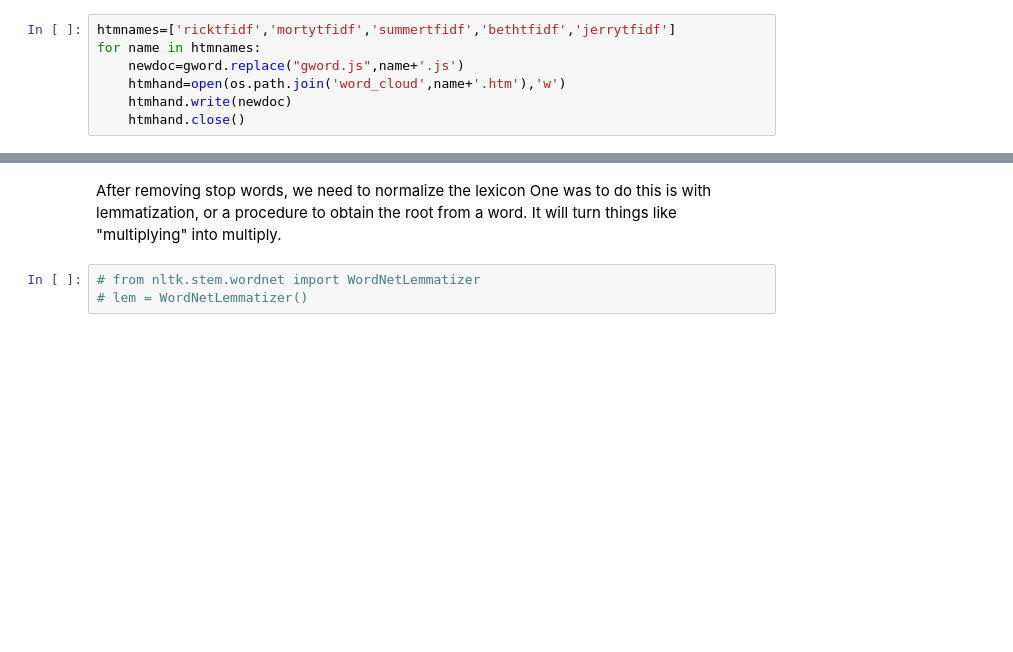
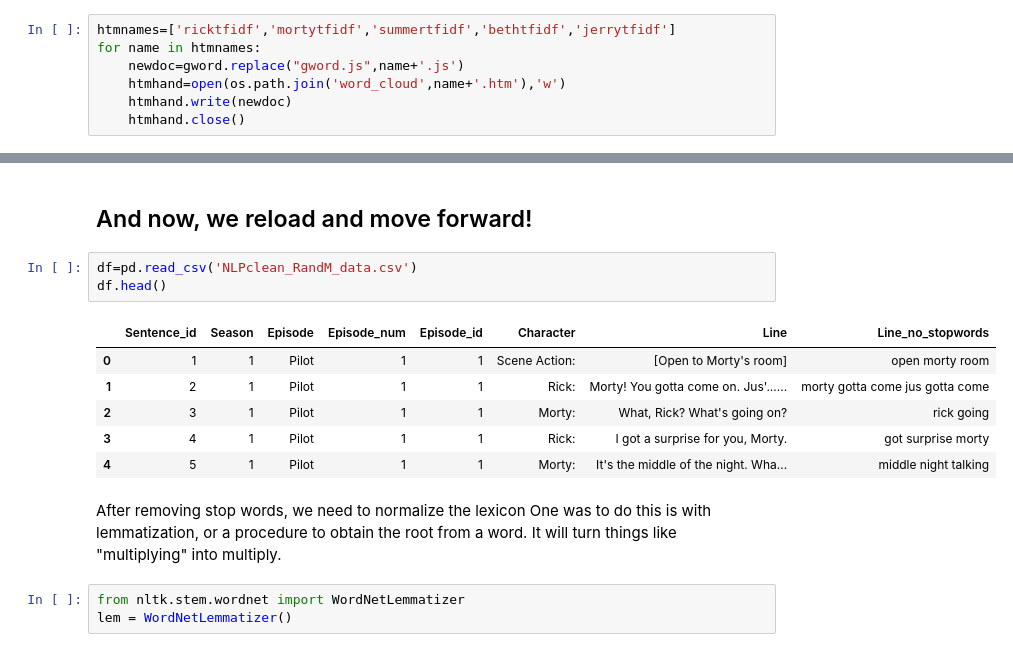
Before and after one commit to mccormd1/RandM_Transcript_Sentiment_Analysis, a Jupyter notebook: RandM_Words_and_NLP.ipynb, the cells around one changed output, grey strips where cells are left out. Drawn from its saved outputs; the diff is of its cells as text; blank space fills up the shorter version.

Commit message:
checkpoint and save data frames

```diff
--- a/RandM_Words_and_NLP.ipynb
+++ b/RandM_Words_and_NLP.ipynb
@@ -1293,6 +1311,18 @@ for name in htmnames:
+# %% [markdown]
+## And now, we reload and move forward!
+# %%
+df=pd.read_csv('NLPclean_RandM_data.csv')
+df.head()
+# %% [output]
+|  | Sentence_id | Season | Episode | Episode_num | Episode_id | Character | Line | Line_no_stopwords |
+| 0 | 1 | 1 | Pilot | 1 | 1 | Scene Action: | [Open to Morty's room] | open morty room |
+| 1 | 2 | 1 | Pilot | 1 | 1 | Rick: | Morty! You gotta come on. Jus'...... | morty gotta come jus gotta come |
+| 2 | 3 | 1 | Pilot | 1 | 1 | Morty: | What, Rick? What's going on? | rick going |
+| 3 | 4 | 1 | Pilot | 1 | 1 | Rick: | I got a surprise for you, Morty. | got surprise morty |
+| 4 | 5 | 1 | Pilot | 1 | 1 | Morty: | It's the middle of the night. Wha... | middle night talking |
 # %% [markdown]
 After removing stop words, we need to normalize the lexicon One was to do this is with lemmatization, or a procedure to obtain the root from a word. It will turn things like "multiplying" into multiply.
 # %%
-# from nltk.stem.wordnet import WordNetLemmatizer
-# lem = WordNetLemmatizer()
+from nltk.stem.wordnet import WordNetLemmatizer
+lem = WordNetLemmatizer()
 # %%
```
Also changed, not shown: parts of 9 cells of this notebook, 10 other files.
